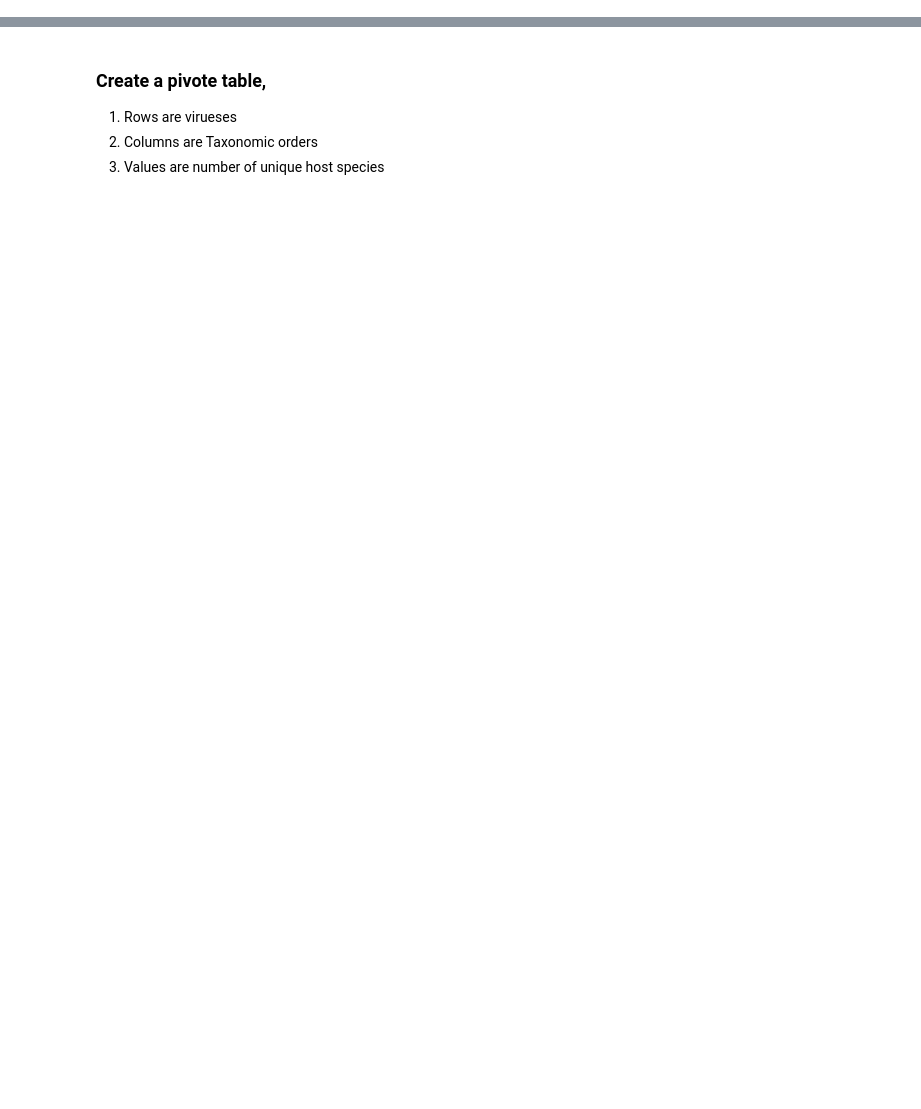
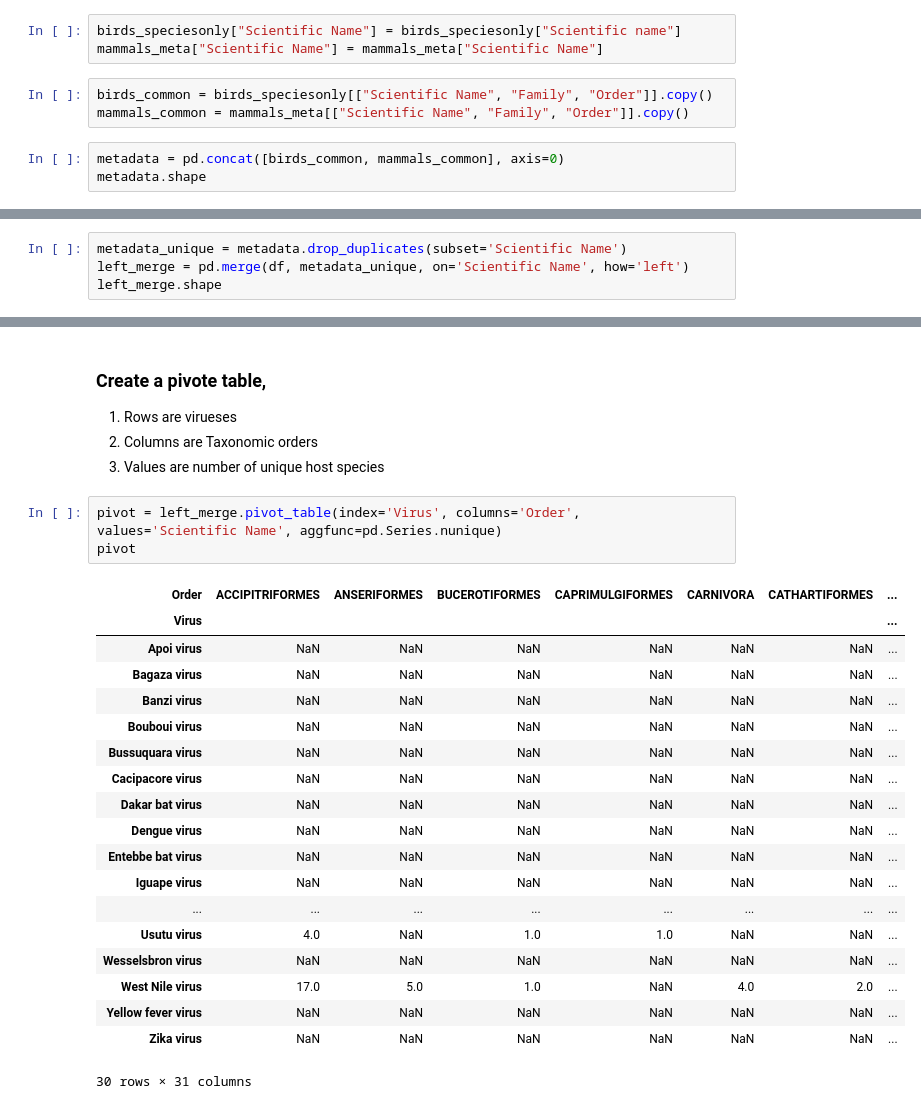
Before and after one commit to emendiola-vaz/MPM_200_Mendiola, a Jupyter notebook: Code/Assignment_9_database_management_EMendiola.ipynb, the cells around one changed output, grey strips where cells are left out. Saved outputs shown, nothing was run; the diff lists cells and outputs as text; blank space fills up the shorter version.

```diff
--- a/Code/Assignment_9_database_management_EMendiola.ipynb
+++ b/Code/Assignment_9_database_management_EMendiola.ipynb
@@ -357,0 +483,9 @@ The main objective of this exercise is to create a comprehensive database by com
+# %%
+birds_speciesonly["Scientific Name"] = birds_speciesonly["Scientific name"]
+mammals_meta["Scientific Name"] = mammals_meta["Scientific Name"]
+# %%
+birds_common = birds_speciesonly[["Scientific Name", "Family", "Order"]].copy()
+mammals_common = mammals_meta[["Scientific Name", "Family", "Order"]].copy()
+# %%
+metadata = pd.concat([birds_common, mammals_common], axis=0)
+metadata.shape
@@ -364,0 +590,4 @@ The main objective of this exercise is to create a comprehensive database by com
+# %%
+metadata_unique = metadata.drop_duplicates(subset='Scientific Name')
+left_merge = pd.merge(df, metadata_unique, on='Scientific Name', how='left')
+left_merge.shape
@@ -367,3 +602,26 @@ The main objective of this exercise is to create a comprehensive database by com
 1. Rows are virueses
 2. Columns are Taxonomic orders
 3. Values are number of unique host species
+# %%
+pivot = left_merge.pivot_table(index='Virus', columns='Order', values='Scientific Name', aggfunc=pd.Series.nunique)
+pivot
+# %% [output]
+| Order | ACCIPITRIFORMES | ANSERIFORMES | BUCEROTIFORMES | CAPRIMULGIFORMES | CARNIVORA | CATHARTIFORMES | ... |
+| Virus |  |  |  |  |  |  | ... |
+| Apoi virus | NaN | NaN | NaN | NaN | NaN | NaN | ... |
+| Bagaza virus | NaN | NaN | NaN | NaN | NaN | NaN | ... |
+| Banzi virus | NaN | NaN | NaN | NaN | NaN | NaN | ... |
+| Bouboui virus | NaN | NaN | NaN | NaN | NaN | NaN | ... |
+| Bussuquara virus | NaN | NaN | NaN | NaN | NaN | NaN | ... |
+| Cacipacore virus | NaN | NaN | NaN | NaN | NaN | NaN | ... |
+| Dakar bat virus | NaN | NaN | NaN | NaN | NaN | NaN | ... |
+| Dengue virus | NaN | NaN | NaN | NaN | NaN | NaN | ... |
+| Entebbe bat virus | NaN | NaN | NaN | NaN | NaN | NaN | ... |
+| Iguape virus | NaN | NaN | NaN | NaN | NaN | NaN | ... |
+| ... | ... | ... | ... | ... | ... | ... | ... |
+| Usutu virus | 4.0 | NaN | 1.0 | 1.0 | NaN | NaN | ... |
+| Wesselsbron virus | NaN | NaN | NaN | NaN | NaN | NaN | ... |
+| West Nile virus | 17.0 | 5.0 | 1.0 | NaN | 4.0 | 2.0 | ... |
+| Yellow fever virus | NaN | NaN | NaN | NaN | NaN | NaN | ... |
+| Zika virus | NaN | NaN | NaN | NaN | NaN | NaN | ... |
+30 rows × 31 columns
```
Also changed, not shown: parts of 32 cells of this notebook.
